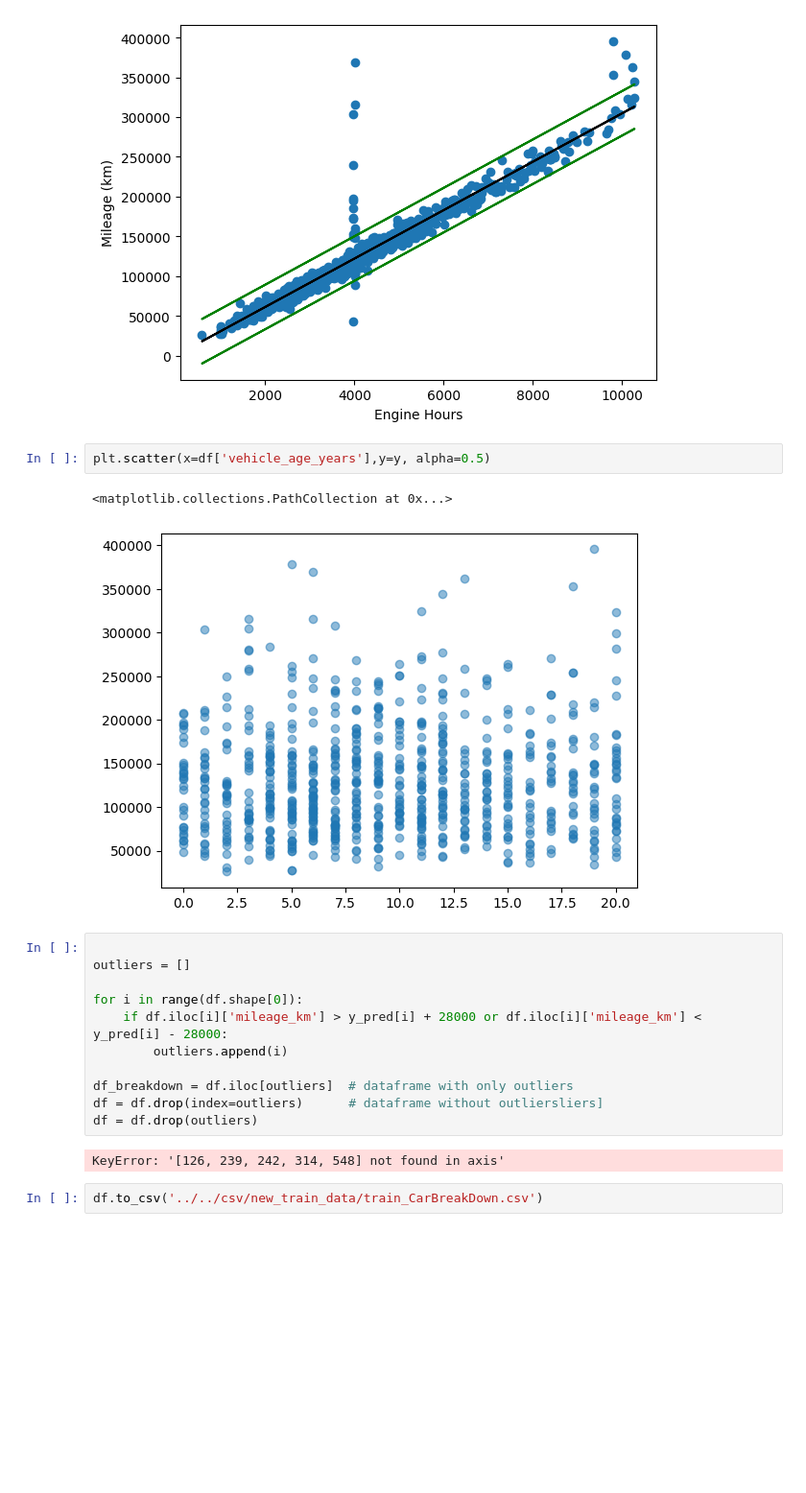
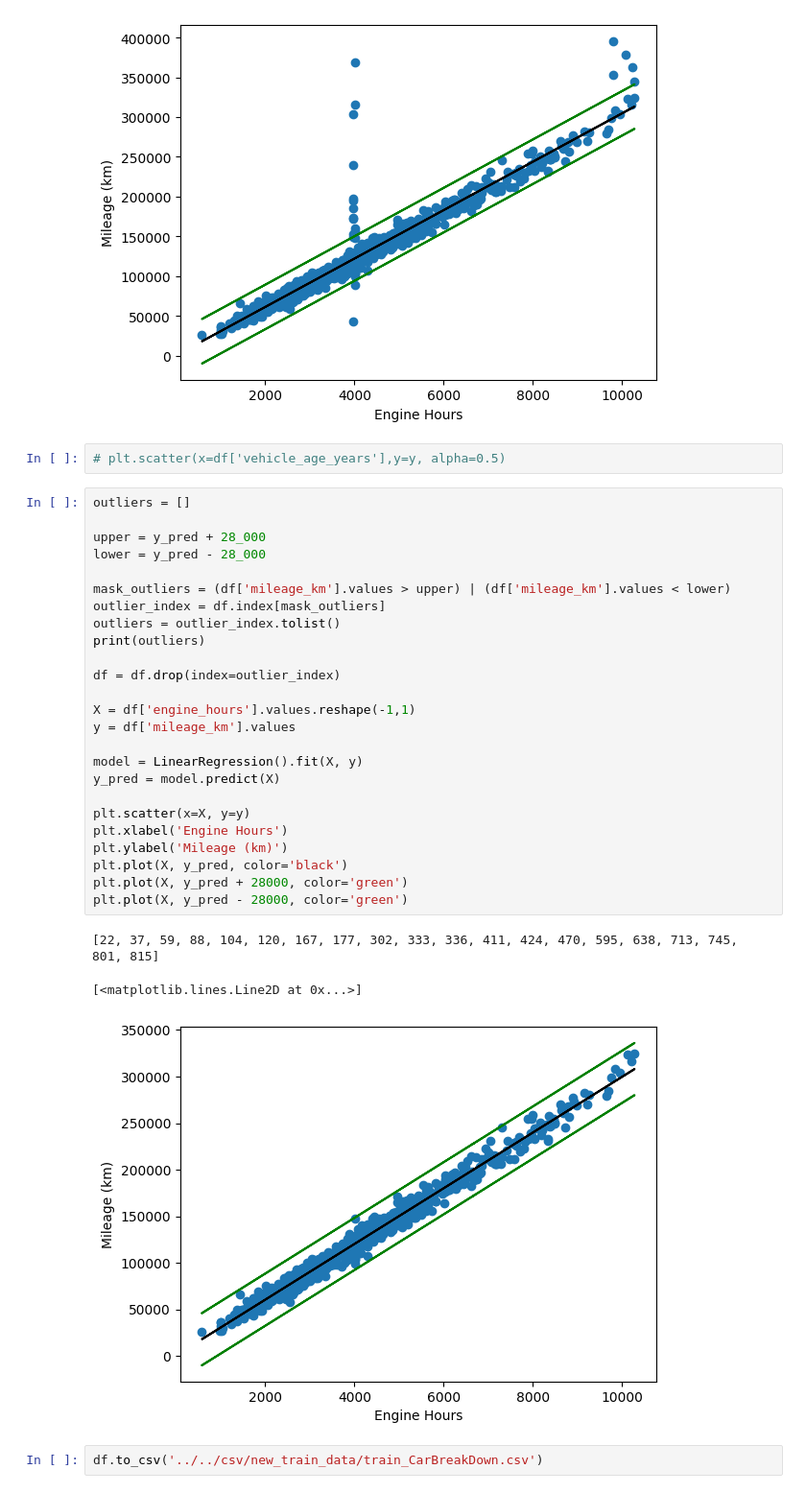
Before and after one commit to MilanMartens/DE-AI-mannen, a Jupyter notebook: notebooks/EDA/SLJ-EDA.ipynb, the cells around one changed output. Shown at 96% size. Drawn from its saved outputs; the diff is of its cells as text; blank space fills up the shorter version.

```diff
--- a/notebooks/EDA/SLJ-EDA.ipynb
+++ b/notebooks/EDA/SLJ-EDA.ipynb
@@ -767,22 +768,35 @@ plt.plot(X,y_pred - 28000, color='green')
 [<matplotlib.lines.Line2D at 0x...>]
 [figure]
 # %%
-plt.scatter(x=df['vehicle_age_years'],y=y, alpha=0.5)
+# plt.scatter(x=df['vehicle_age_years'],y=y, alpha=0.5)
-# %% [output]
-<matplotlib.collections.PathCollection at 0x...>
-[figure, removed]
 # %%
-
 outliers = []
 
-for i in range(df.shape[0]):
-    if df.iloc[i]['mileage_km'] > y_pred[i] + 28000 or df.iloc[i]['mileage_km'] < y_pred[i] - 28000:
-        outliers.append(i)
+upper = y_pred + 28_000
+lower = y_pred - 28_000
 
-df_breakdown = df.iloc[outliers]  # dataframe with only outliers
-df = df.drop(index=outliers)      # dataframe without outliersliers]
-df = df.drop(outliers)
+mask_outliers = (df['mileage_km'].values > upper) | (df['mileage_km'].values < lower)
+outlier_index = df.index[mask_outliers]
+outliers = outlier_index.tolist()
+print(outliers)
+
+df = df.drop(index=outlier_index)
+
+X = df['engine_hours'].values.reshape(-1,1)
+y = df['mileage_km'].values
+
+model = LinearRegression().fit(X, y)
+y_pred = model.predict(X)
+
+plt.scatter(x=X, y=y)
+plt.xlabel('Engine Hours')
+plt.ylabel('Mileage (km)')
+plt.plot(X, y_pred, color='black')
+plt.plot(X, y_pred + 28000, color='green')
+plt.plot(X, y_pred - 28000, color='green')
 # %% [output]
-KeyError: '[126, 239, 242, 314, 548] not found in axis'
+[22, 37, 59, 88, 104, 120, 167, 177, 302, 333, 336, 411, 424, 470, 595, 638, 713, 745, 801, 815]
+[<matplotlib.lines.Line2D at 0x...>]
+[figure, added]
 # %%
 df.to_csv('../../csv/new_train_data/train_CarBreakDown.csv')
```
Also changed, not shown: parts of 1 cell of this notebook, 2 other files.
